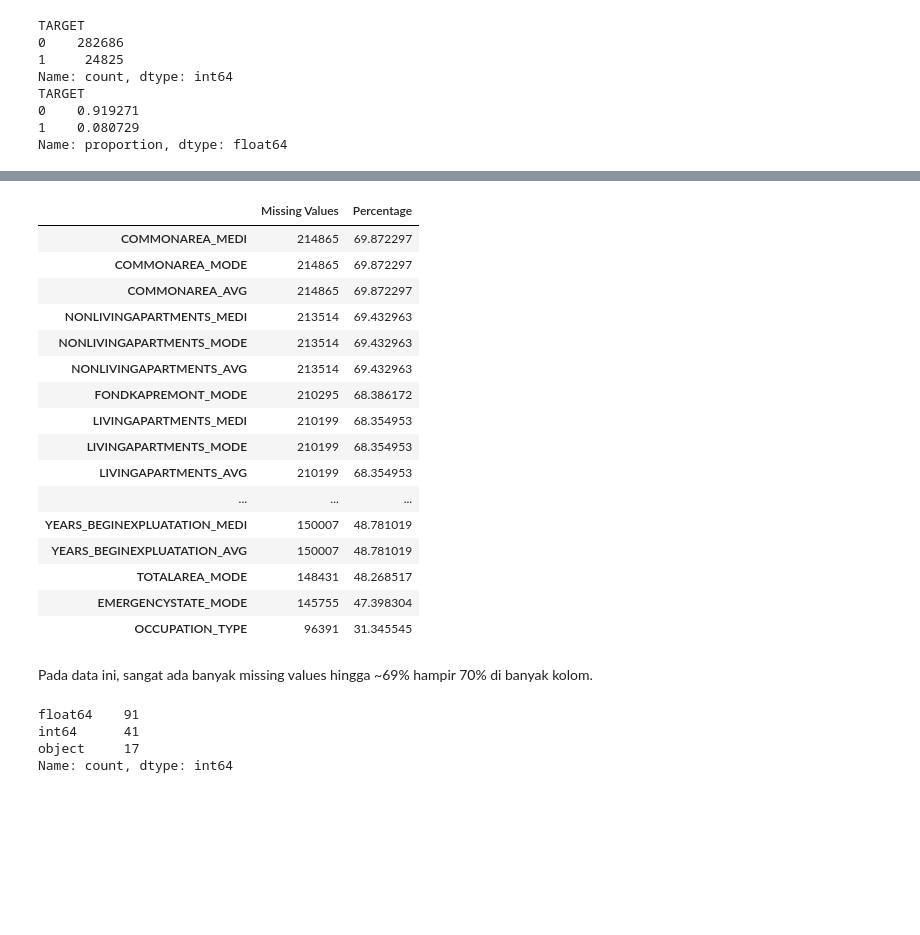
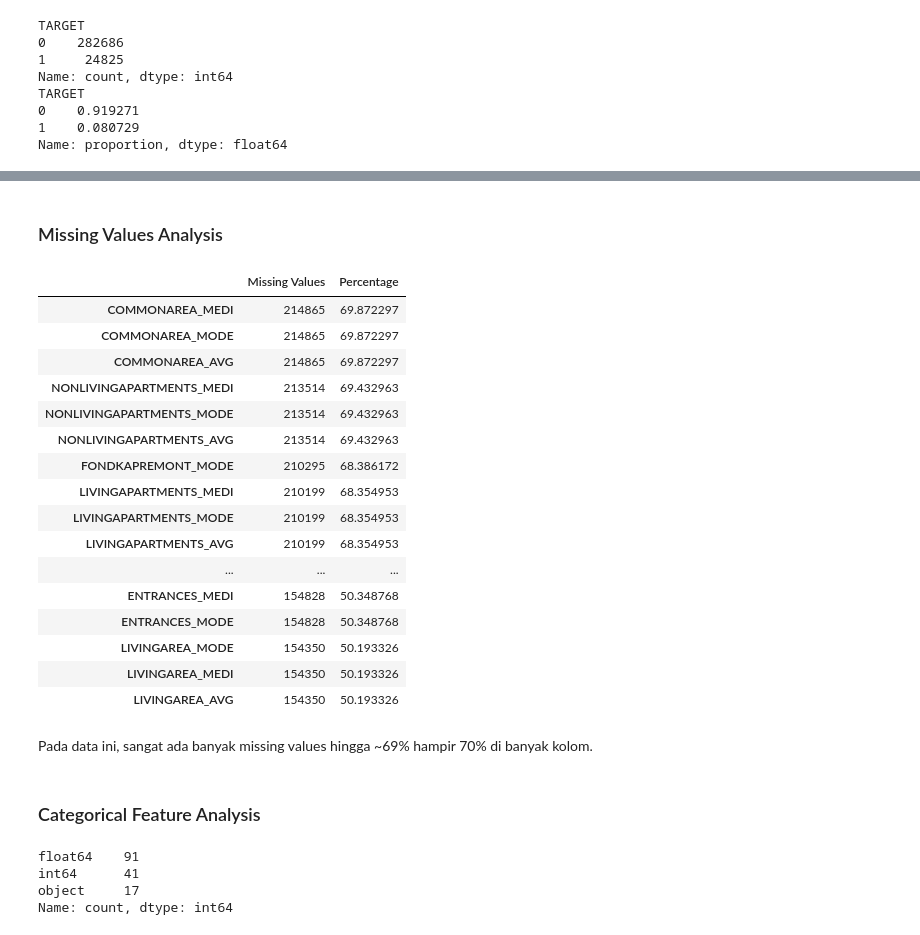
Before and after one commit to thoriqagfi/fp-datmin, a Jupyter notebook: main.ipynb, the cells around one changed output, grey strips where cells are left out. Cells and saved outputs as stored; diff of their text form; code cells hidden in the pictures; blank space fills up the shorter version.

```diff
--- a/main.ipynb
+++ b/main.ipynb
@@ -434,30 +455,34 @@ Berdasarkan data target diatas, kita bisa menyimpulkan bahwa data ini imbalance.
+# %% [markdown]
+### Missing Values Analysis
 # %%
 # Check missing values with percentage
 missing_values = train_merged.isnull().sum()
 missing_values = missing_values[missing_values > 0].sort_values(ascending=False)
 missing_percentage = (missing_values / len(train_merged)) * 100
 missing_data = pd.DataFrame({'Missing Values': missing_values, 'Percentage': missing_percentage})
-missing_data.head(50)
+missing_data.head(40)
 # %% [output]
 |  | Missing Values | Percentage |
 | COMMONAREA_MEDI | 214865 | 69.872297 |
 | COMMONAREA_MODE | 214865 | 69.872297 |
 | COMMONAREA_AVG | 214865 | 69.872297 |
 | NONLIVINGAPARTMENTS_MEDI | 213514 | 69.432963 |
 | NONLIVINGAPARTMENTS_MODE | 213514 | 69.432963 |
 | NONLIVINGAPARTMENTS_AVG | 213514 | 69.432963 |
 | FONDKAPREMONT_MODE | 210295 | 68.386172 |
 | LIVINGAPARTMENTS_MEDI | 210199 | 68.354953 |
 | LIVINGAPARTMENTS_MODE | 210199 | 68.354953 |
 | LIVINGAPARTMENTS_AVG | 210199 | 68.354953 |
 | ... | ... | ... |
-| YEARS_BEGINEXPLUATATION_MEDI | 150007 | 48.781019 |
-| YEARS_BEGINEXPLUATATION_AVG | 150007 | 48.781019 |
-| TOTALAREA_MODE | 148431 | 48.268517 |
-| EMERGENCYSTATE_MODE | 145755 | 47.398304 |
-| OCCUPATION_TYPE | 96391 | 31.345545 |
+| ENTRANCES_MEDI | 154828 | 50.348768 |
+| ENTRANCES_MODE | 154828 | 50.348768 |
+| LIVINGAREA_MODE | 154350 | 50.193326 |
+| LIVINGAREA_MEDI | 154350 | 50.193326 |
+| LIVINGAREA_AVG | 154350 | 50.193326 |
 # %% [markdown]
 Pada data ini, sangat ada banyak missing values hingga ~69% hampir 70% di banyak kolom.
+# %% [markdown]
+### Categorical Feature Analysis
 # %%
 # Column types
 column_types = train_merged.dtypes.value_counts()
```
Also changed, not shown: parts of 9 cells of this notebook, 2 other files.
